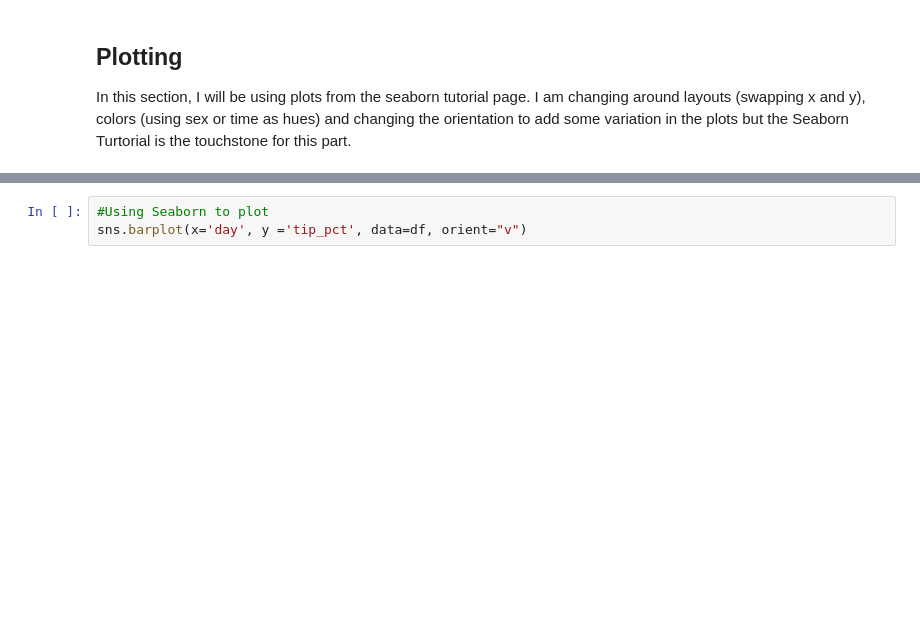
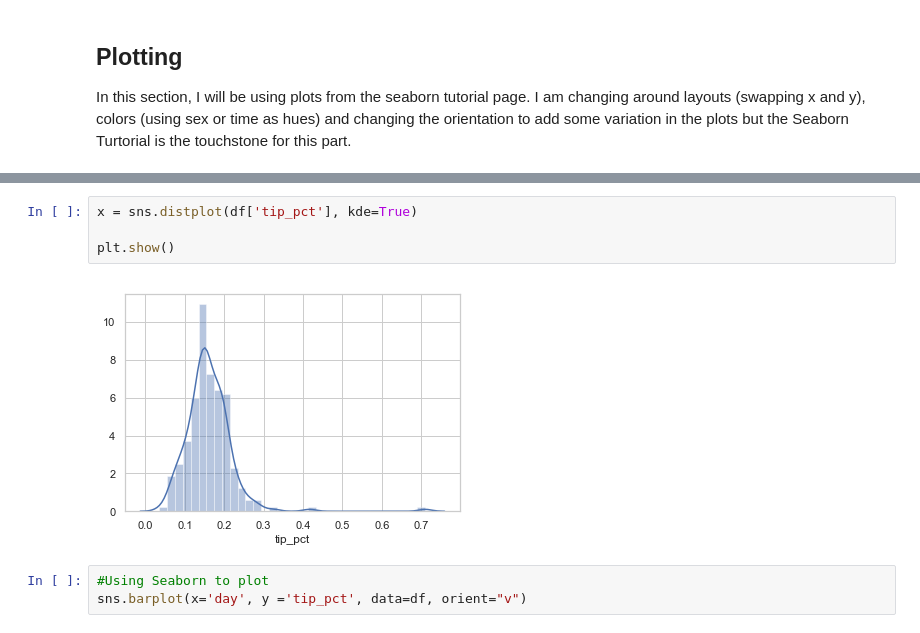
Before and after one commit to tomhealy1/Asssessment-Fundamentals-of-Data-Analysis-2019, a Jupyter notebook: Assessment for Fundamentals of Data Analysis 2019.ipynb, the cells around one changed output, grey strips where cells are left out. Drawn from its saved outputs; the diff is of its cells as text; blank space fills up the shorter version.

```diff
--- a/Assessment for Fundamentals of Data Analysis 2019.ipynb
+++ b/Assessment for Fundamentals of Data Analysis 2019.ipynb
@@ -458,3 +486,9 @@ In this section, I will be using plots from the seaborn tutorial page. I am chan
+# %%
+x = sns.distplot(df['tip_pct'], kde=True)
+
+plt.show()
+# %% [output]
+[figure, added]
 # %%
 #Using Seaborn to plot
 sns.barplot(x='day', y ='tip_pct', data=df, orient="v")
```
Also changed, not shown: parts of 28 cells of this notebook.
